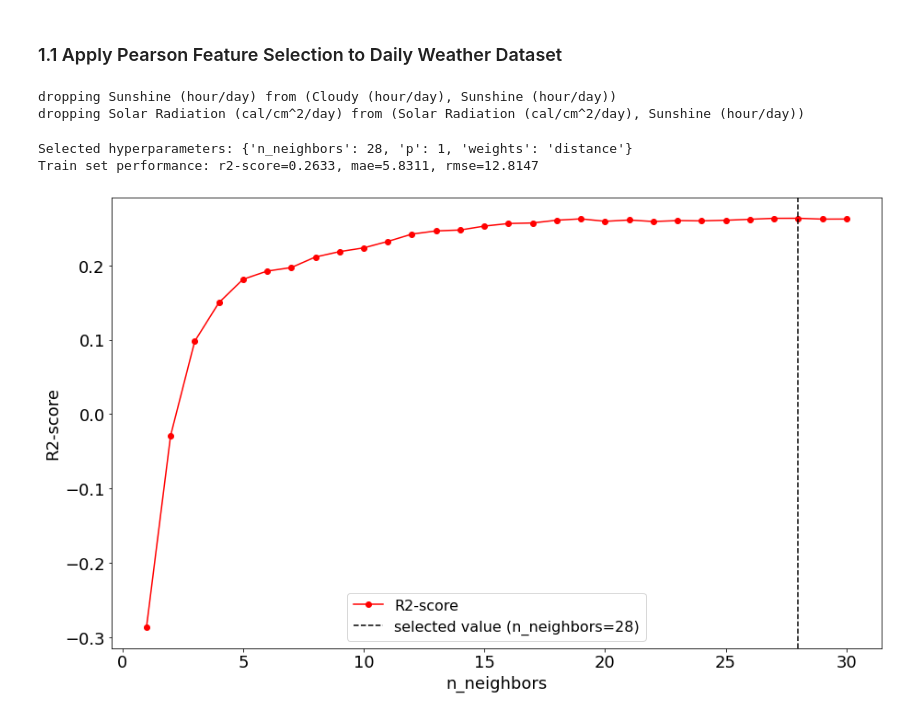
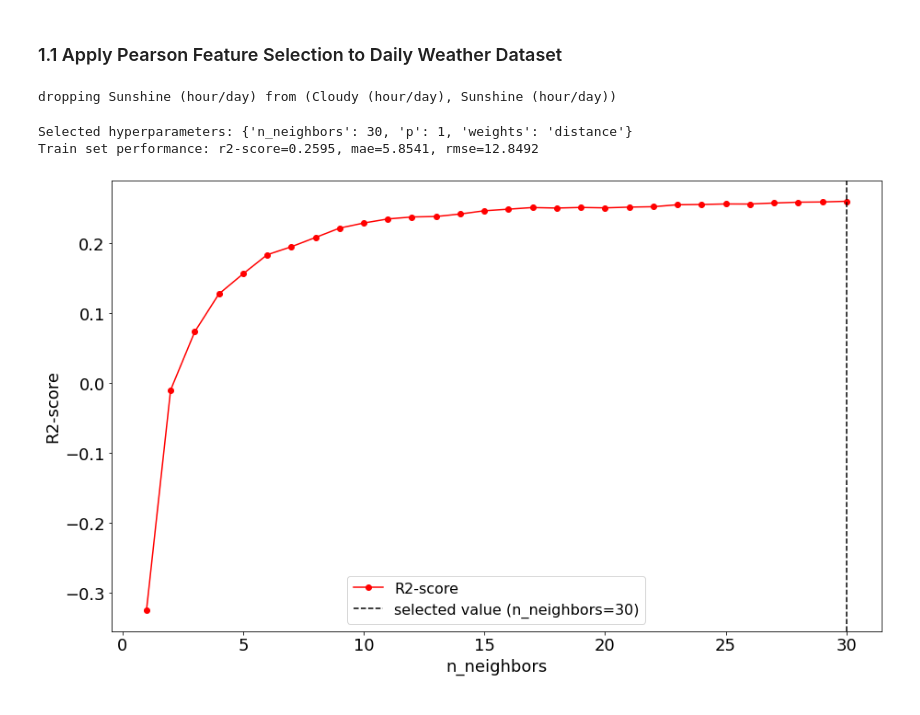
Before and after one commit to RifatIslamOmio/Weather-WaterLevel-Prediction-ML, a Jupyter notebook: Notebooks/brri-dataset/experimentations/knn_regression.ipynb, the cells around one changed output. Saved outputs shown, nothing was run; the diff lists cells and outputs as text; code cells hidden in the pictures.

```diff
--- a/Notebooks/brri-dataset/experimentations/knn_regression.ipynb
+++ b/Notebooks/brri-dataset/experimentations/knn_regression.ipynb
@@ -22,6 +23,16 @@ import matplotlib.pyplot as plt
 
 from sklearn.neighbors import KNeighborsRegressor
 # %%
+# global random seed
+RAND_SEED = 42
+
+# initial model with only random seed and not any hyper-parametes
+initial_model = KNeighborsRegressor(n_jobs=-1)
+
+# variables needed for showEvalGraph_regression() function
+MODEL_CLASS = KNeighborsRegressor
+x_axis_param_name = 'n_neighbors'
+
 # global random seed
 RAND_SEED = 42
 
@@ -77,38 +83,32 @@ Test set performance: r2-score=0.1513, mae=6.4879, rmse=15.9295
 ### 1.1 Apply Pearson Feature Selection to Daily Weather Dataset
 # %%
 # select features from the train dataset
-weather_daily_fs_train_df, cols_to_drop = pearson_correlation_fs(weather_daily_train_df, 'Rainfall (mm)')
+weather_daily_fs1_train_df, cols_to_drop = pearson_correlation_fs(weather_daily_train_df, 'Rainfall (mm)')
 
 # keep only selected features on the test dataset
-weather_daily_fs_test_df = weather_daily_test_df.drop(columns=cols_to_drop)
+weather_daily_fs1_test_df = weather_daily_test_df.drop(columns=cols_to_drop)
 # %% [output]
 dropping Sunshine (hour/day) from (Cloudy (hour/day), Sunshine (hour/day))
-dropping Solar Radiation (cal/cm^2/day) from (Solar Radiation (cal/cm^2/day), Sunshine (hour/day))
 # %%
-# KNN Regressor Model
-model = KNeighborsRegressor(n_jobs=-1)
-
 # train model
-model, selected_hyperparams, train_r2, train_mae, train_rmse = train_regression(model, param_grid, weather_daily_fs_train_df, cls='Rainfall (mm)')
+model, selected_hyperparams, train_r2, train_mae, train_rmse = train_regression(initial_model, param_grid, weather_daily_fs1_train_df, cls='Rainfall (mm)')
 print(f'Selected hyperparameters: {selected_hyperparams}')
 # performance on the train set
 print(f'Train set performance: r2-score={train_r2}, mae={train_mae}, rmse={train_rmse}')
 # %% [output]
-Selected hyperparameters: {'n_neighbors': 28, 'p': 1, 'weights': 'distance'}
-Train set performance: r2-score=0.2633, mae=5.8311, rmse=12.8147
+Selected hyperparameters: {'n_neighbors': 30, 'p': 1, 'weights': 'distance'}
+Train set performance: r2-score=0.2595, mae=5.8541, rmse=12.8492
 # %%
 # r2-scores graph on the train set
 
 # hyper-parameters selected by GridSearchCV
-selected_model_params = {'n_neighbors': selected_hyperparams['n_neighbors'],
-                         'weights': selected_hyperparams['weights'],
-                         'p': selected_hyperparams['p'],
-                         'n_jobs': -1}
+selected_model_params = selected_hyperparams
+selected_model_params['n_jobs']=-1
 
-showEvalutationGraph_regression(KNeighborsRegressor, weather_daily_fs_train_df, cls='Rainfall (mm)',
-                                x_axis_param_name='n_neighbors', x_axis_param_vals=n_neighbors,
+showEvalutationGraph_regression(MODEL_CLASS, weather_daily_fs1_train_df, cls='Rainfall (mm)',
+                                x_axis_param_name=x_axis_param_name, x_axis_param_vals=n_neighbors,
                                 selected_model_params=selected_model_params)
 # %% [output]
-[figure, old version]
+[figure, new version]
 # %%
 # test model
```
Also changed, not shown: parts of 17 cells of this notebook.
